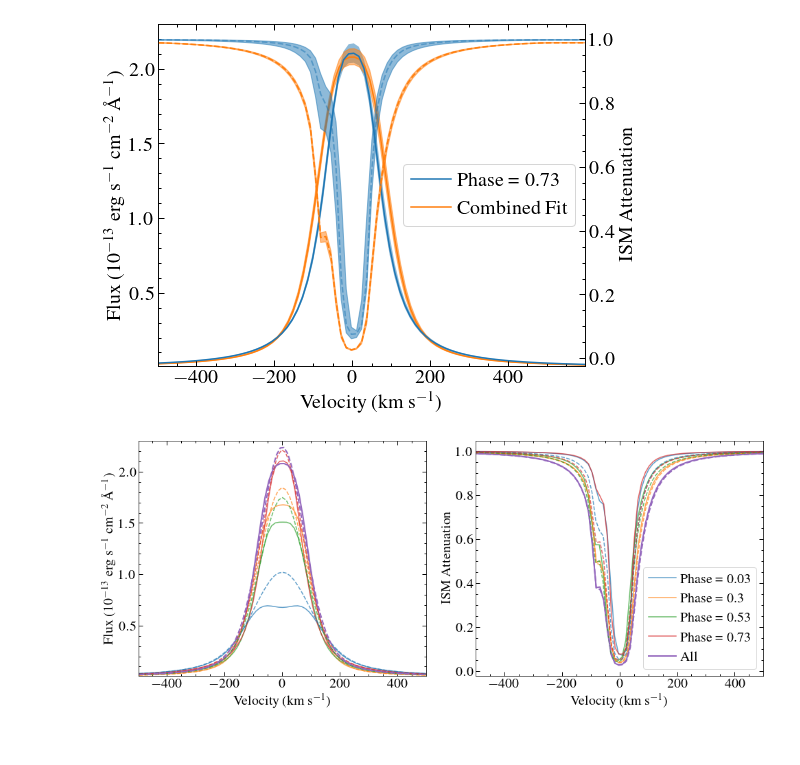
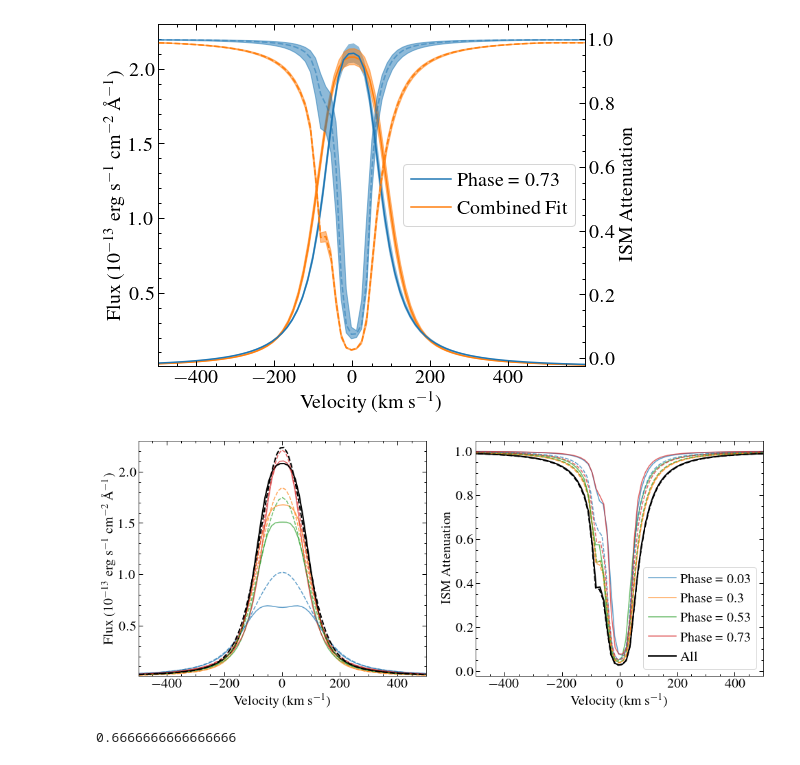
Before and after one commit to davidjwilson/pceb, a Jupyter notebook: eg_uma/eg_uma_lya_results.ipynb, the cells around one changed output. Saved outputs shown, nothing was run; the diff lists cells and outputs as text; code cells hidden in the pictures.

Commit message:
more eg uma plots

```diff
--- a/eg_uma/eg_uma_lya_results.ipynb
+++ b/eg_uma/eg_uma_lya_results.ipynb
@@ -1575,7 +1468,7 @@ for i, spec in enumerate(sr_specs_phase):
 data = Table.read('{}allfour_SR_RVvaryonly_MCMC_results.csv'.format(path))
 v_ly = data['vs1 value'][2]*u.km/u.s
 dataset = 'OEHUA1010'.lower()
-plt.plot(v-v_ly, data['{}_intrinsic_median'.format(dataset)]*fscale, label='All', lw=2)
+plt.plot(v-v_ly, data['{}_intrinsic_median'.format(dataset)]*fscale, label='All', lw=2, c='k')
 
 
 plt.gca().set_prop_cycle(None)
@@ -1591,7 +1484,7 @@ for i, spec in enumerate(nosr_specs_phase):
 data = Table.read('{}allfour_noSR_nosmearing_MCMC_results.csv'.format(path))
 v_ly = data['vs1 value'][2]*u.km/u.s
 dataset = 'OEHUA1010'.lower()
-plt.plot(v-v_ly, data['{}_intrinsic_median'.format(dataset)]*fscale, ls='--', lw=2)
+plt.plot(v-v_ly, data['{}_intrinsic_median'.format(dataset)]*fscale, ls='--', lw=2, c='k')
 
 
 plt.xlim(-499, 499)
@@ -1606,35 +1499,44 @@ plt.xlabel('Velocity (km s$^{-1}$)', size=20)
 plt.subplot(122)
 for i, spec in enumerate(sr_specs_phase):
     data = Table.read(spec)
     v_ly = data['vs_n value'][2]*u.km/u.s
     # print(v_ly)
     v = (data['wave_lya']*u.AA).to(u.km/u.s,  equivalencies=u.doppler_optical(lya*u.AA))
     plt.plot(v, data['lya_ism_median'], label='Phase = {}'.format(phase_sort[i]), alpha=0.7)
 
 data = Table.read('{}allfour_SR_RVvaryonly_MCMC_results.csv'.format(path))
-plt.plot(v, data['{}_ism_median'.format(dataset)], label='All', lw=2)
+v_ism = data['h1_vel value'][2]*u.km/u.s
+v = (data['wave_{}'.format(dataset)]*u.AA).to(u.km/u.s,  equivalencies=u.doppler_optical(lya*u.AA))
+plt.plot(v, data['{}_ism_median'.format(dataset)], label='All', lw=2, c='k')
 
 plt.gca().set_prop_cycle(None)
 for i, spec in enumerate(nosr_specs_phase):
     data = Table.read(spec)
-    v_ly = data['vs_n value'][2]*u.km/u.s
+    v_ism = data['h1_vel value'][2]*u.km/u.s
     # print(v_ly)
     v = (data['wave_lya']*u.AA).to(u.km/u.s,  equivalencies=u.doppler_optical(lya*u.AA))
-    plt.plot(v, data['lya_ism_median'], ls='--', alpha=0.7)
+    plt.plot(v-v_ism, data['lya_ism_median'], ls='--', alpha=0.7)
 
 data = Table.read('{}allfour_noSR_nosmearing_MCMC_results.csv'.format(path))
-plt.plot(v, data['{}_ism_median'.format(dataset)], lw=2, ls='--')
+v_ism = data['h1_vel value'][2]*u.km/u.s
+v = (data['wave_{}'.format(dataset)]*u.AA).to(u.km/u.s,  equivalencies=u.doppler_optical(lya*u.AA))
+
+plt.plot(v-v_ism, data['{}_ism_median'.format(dataset)], lw=2, ls='--', c='k')
 
 plt.xlim(-499, 499)
 # plt.ylim(0.01, 2.3)
 plt.legend(frameon=True)
 plt.ylabel('ISM Attenuation', size=20)
 plt.xlabel('Velocity (km s$^{-1}$)', size=20)
 # plt.tight_layout()
 # plt.savefig('plots/intrinsic_ly_all.pdf')
 
 
 plt.tight_layout()
 plt.savefig('plots/intrinsic_ly_ism_all.pdf')
 # %% [output]
-[figure, old version]
+[figure, new version]
+# %%
+1.2/1.8
+# %% [output]
+0.6666666666666666
```
Also changed, not shown: parts of 4 cells of this notebook, 6 other files.
